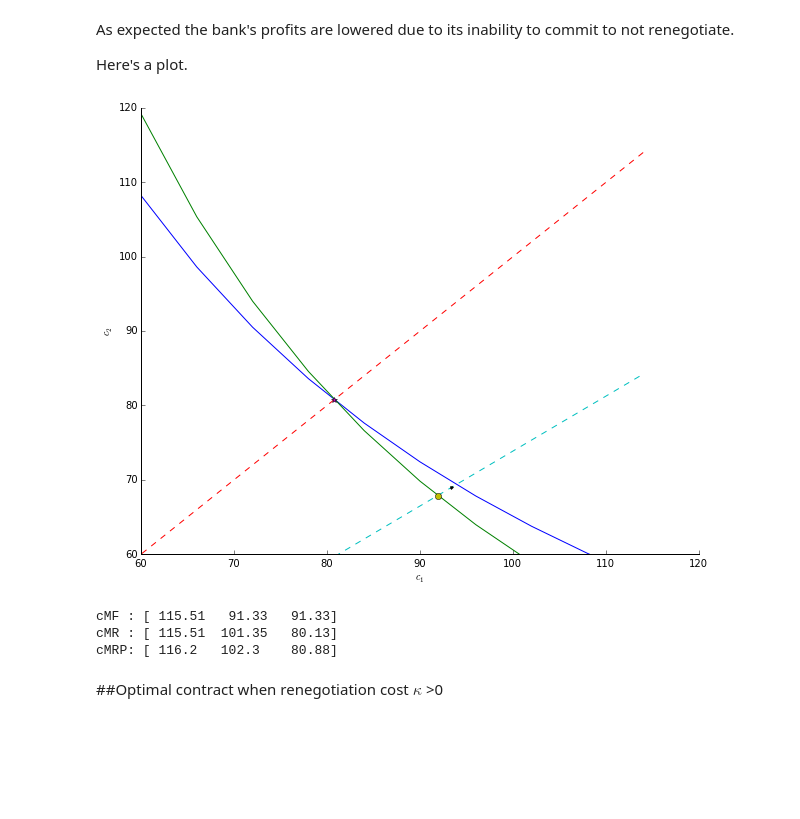
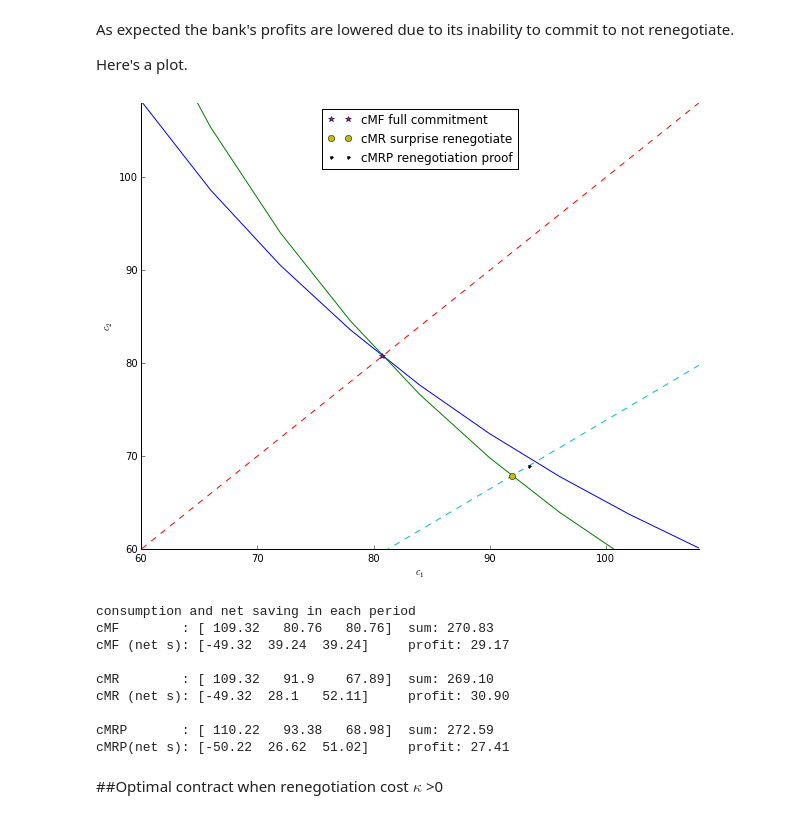
Before and after one commit to jhconning/renegotiation, a Jupyter notebook: py/monopoly.ipynb, the cells around one changed output. Saved outputs shown, nothing was run; the diff lists cells and outputs as text; code cells hidden in the pictures; blank space fills up the shorter version.

```diff
--- a/py/monopoly.ipynb
+++ b/py/monopoly.ipynb
@@ -186,42 +187,58 @@ Here's a plot.
 # %%
 c1min, c1max = np.min(cM.y), np.max(cM.y)
 c1 = np.arange(0,c1max,c1max/20)
 
 ubar0 = cM.PVU(cMF[1:3], 1.0)
 idc0 = cM.indif(ubar0, 1.0)
 ubar1 = cM.PVU(cMF[1:3],cM.beta)
 idc1 = cM.indif(ubar1,cM.beta)
 
 fig, ax = plt.subplots()
+fig.set_canvas(plt.gcf().canvas)
 plt.plot(c1,idc0(c1),
          c1,idc1(c1),
          c1, c1,'--',
-         c1, cM.beta**(1/c.rho)*c1,'--')
-plt.plot(cMF[1], cMF[2],'*',
-         cMR[1], cMR[2],'o',
-         cMRP[1], cMRP[2],'.' )
+         c1, cM.beta**(1/cM.rho)*c1,'--')
+
+plt.plot(cMF[1], cMF[2],'*', label='cMF full commitment')
+plt.plot(cMR[1], cMR[2],'o', label='cMR surprise renegotiate')
+plt.plot(cMRP[1], cMRP[2],'.', label='cMRP renegotiation proof')
 
 #isoprofline = cM.isoprofit( 1.82, cM.y)
 #plt.plot(c1,  isoprofline(c1) )
 
 ax.spines['right'].set_color('none'), ax.spines['top'].set_color('none')
-plt.ylim((c1min, c1max)), plt.xlim((c1min, c1max))
+plt.ylim((c1min, c1max*0.9)), plt.xlim((c1min, c1max*0.9))
 ax.xaxis.tick_bottom(),ax.yaxis.tick_left()
 plt.xlabel('$c_{1}$'); plt.ylabel('$c_{2}$')
-plt.show()
+legend = ax.legend(loc='upper center')
 # %% [output]
-[figure, old version]
+[figure, new version]
 # %%
 # isoprofit lines could be plotted like so
 # isop  = cM.isoprofit( 0.0, cM.y)   # returns a function of c1
 # plt.plot(c1, isop(c1))
-# %%
-for contrat in ['cMF ', 'cMR ', 'cMRP']:
-    print(contrat +":", eval(contrat))
-# %% [output]
-cMF : [ 115.51   91.33   91.33]
-cMR : [ 115.51  101.35   80.13]
-cMRP: [ 116.2   102.3    80.88]
+# %%
+# compare three contracts (string label into var name)
+print("consumption and net saving in each period")
+for contrat in ['cMF ', 'cMR ', 'cMRP']:
+    c = eval(contrat)
+    y = cM.y
+    print(contrat + "       : {}  sum: {:4.2f}"
+          .format(c, c.sum()))
+    print(contrat + "(net s): {}     profit: {:4.2f}"
+          .format(y - c, cM.profit(c,cM.y)))
+    print()
+# %% [output]
+consumption and net saving in each period
+cMF        : [ 109.32   80.76   80.76]  sum: 270.83
+cMF (net s): [-49.32  39.24  39.24]     profit: 29.17
+
+cMR        : [ 109.32   91.9    67.89]  sum: 269.10
+cMR (net s): [-49.32  28.1   52.11]     profit: 30.90
+
+cMRP       : [ 110.22   93.38   68.98]  sum: 272.59
+cMRP(net s): [-50.22  26.62  51.02]     profit: 27.41
 # %% [markdown]
 ##Optimal contract when renegotiation cost $\kappa $ >0
 # %% [markdown]
```
Also changed, not shown: parts of 19 cells of this notebook, 3 other files.
